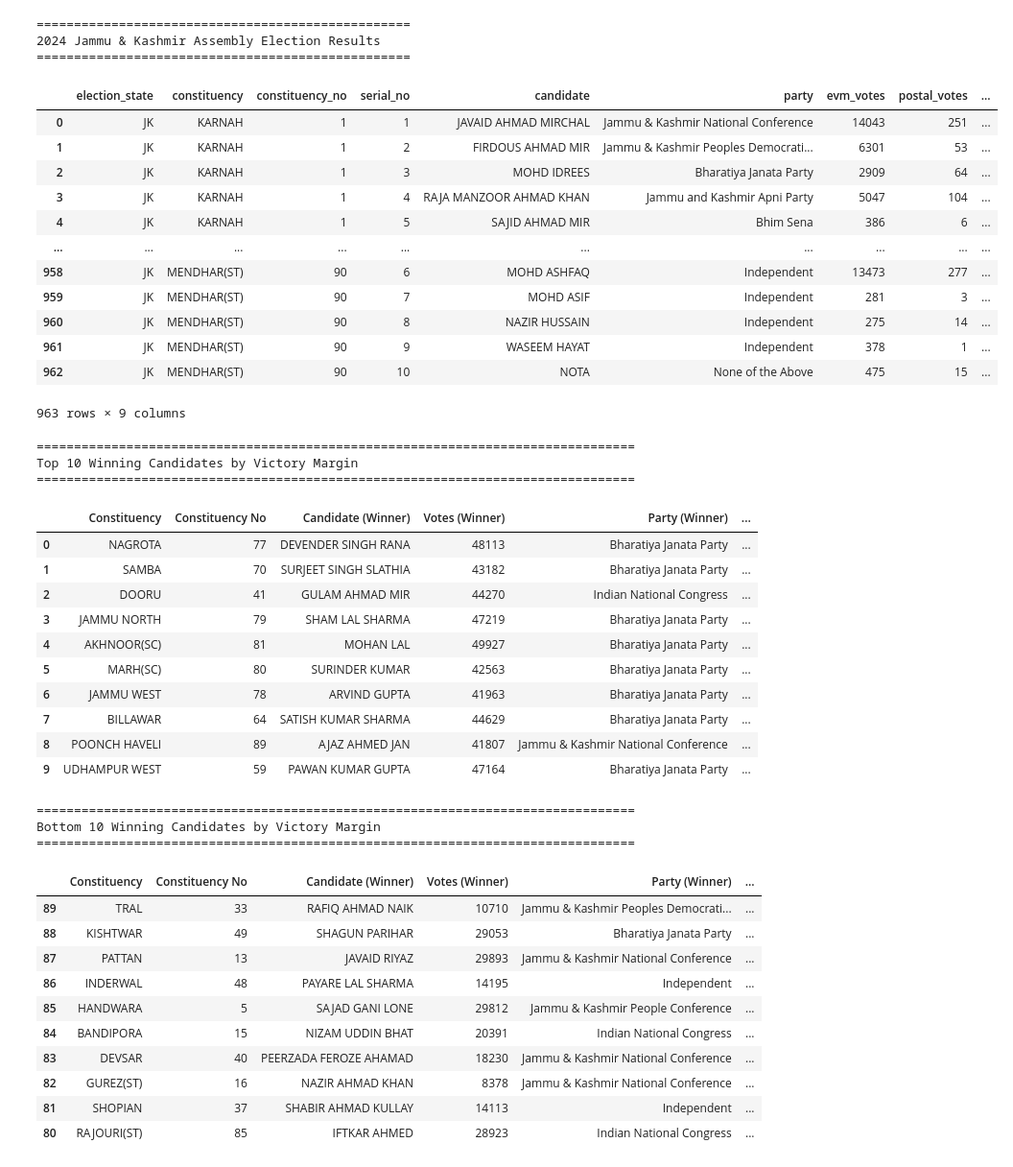
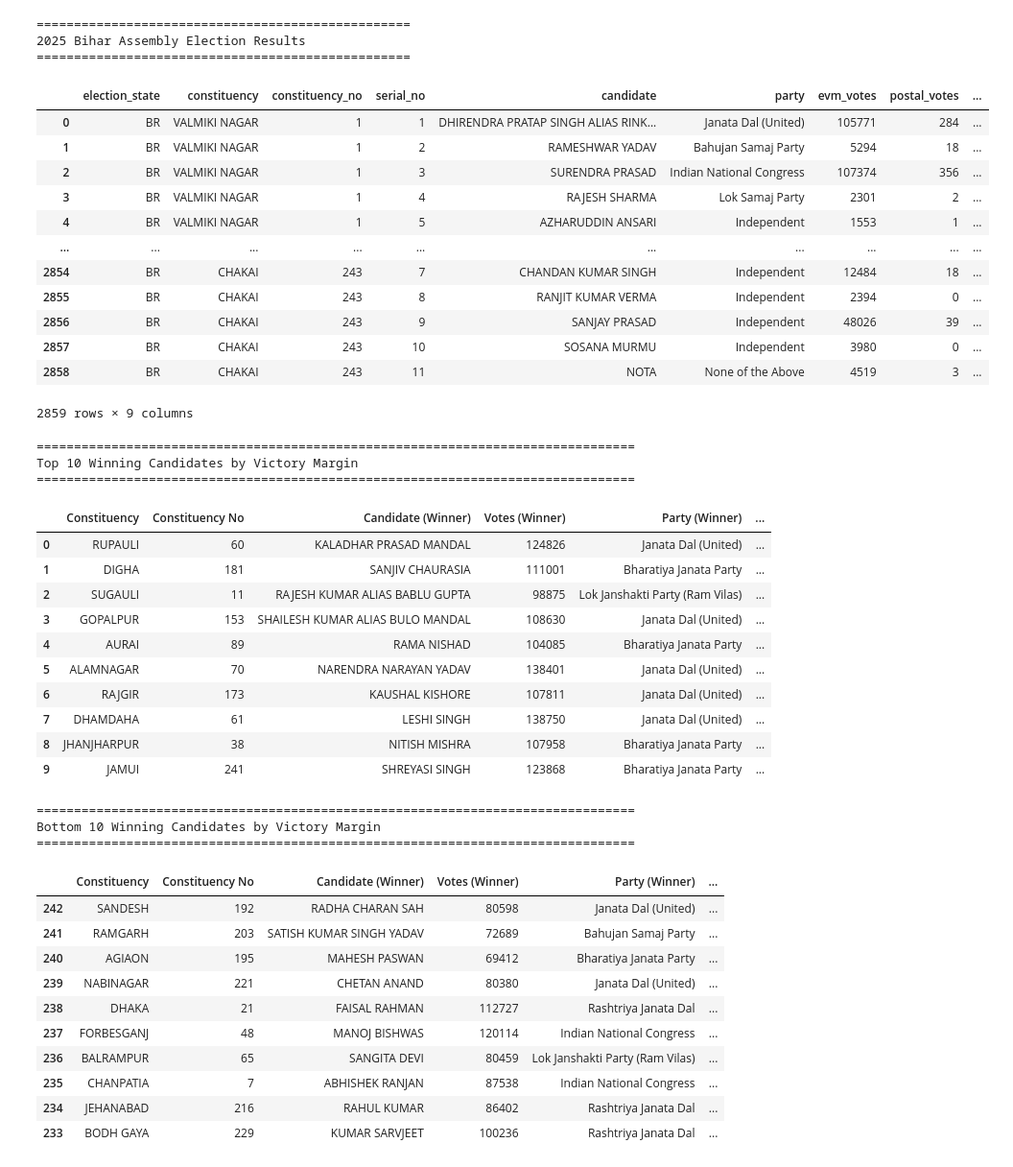
Before and after one commit to thecont1/india-votes-data, a Jupyter notebook: analyse-this.ipynb, the cells around one changed output. Shown at 96% size. Drawn from its saved outputs; the diff is of its cells as text; code cells hidden in the pictures.

```diff
--- a/analyse-this.ipynb
+++ b/analyse-this.ipynb
@@ -43,40 +43,40 @@ party_colors = {
     'Shiv Sena (Uddhav Balasaheb Thackeray)': '#FF8C00',
 }
 # %%
-results_dataset = "./results/2024Assembly-JK-new.csv"
+results_dataset = "./results/2025Assembly-BR.csv"
 df = pd.read_csv(results_dataset)
 
 election_state = df.loc[0, 'election_state']
 query_string = f"state_code == '{election_state}'"
 election_state = pd.read_csv("states.csv").query(query_string).state_name.values[0]
 
 election_year = df.loc[0, 'election_year']
 
 print('='*50)
 print(f"{election_year} {election_state} {df.loc[0, 'election_type']} Election Results")
 print('='*50)
 
 df['total_votes'] = df['evm_votes'] + df['postal_votes']
 df.drop(['election_year', 'election_type'], axis=1, inplace=True)
 
 display(df)
 # %% [output]
 ==================================================
-2024 Jammu & Kashmir Assembly Election Results
+2025 Bihar Assembly Election Results
 ==================================================
 |  | election_state | constituency | constituency_no | serial_no | candidate | party | evm_votes | postal_votes | ... |
-| 0 | JK | KARNAH | 1 | 1 | JAVAID AHMAD MIRCHAL | Jammu & Kashmir National Conference | 14043 | 251 | ... |
-| 1 | JK | KARNAH | 1 | 2 | FIRDOUS AHMAD MIR | Jammu & Kashmir Peoples Democrati... | 6301 | 53 | ... |
-| 2 | JK | KARNAH | 1 | 3 | MOHD IDREES | Bharatiya Janata Party | 2909 | 64 | ... |
-| 3 | JK | KARNAH | 1 | 4 | RAJA MANZOOR AHMAD KHAN | Jammu and Kashmir Apni Party | 5047 | 104 | ... |
-| 4 | JK | KARNAH | 1 | 5 | SAJID AHMAD MIR | Bhim Sena | 386 | 6 | ... |
+| 0 | BR | VALMIKI NAGAR | 1 | 1 | DHIRENDRA PRATAP SINGH ALIAS RINK... | Janata Dal (United) | 105771 | 284 | ... |
+| 1 | BR | VALMIKI NAGAR | 1 | 2 | RAMESHWAR YADAV | Bahujan Samaj Party | 5294 | 18 | ... |
+| 2 | BR | VALMIKI NAGAR | 1 | 3 | SURENDRA PRASAD | Indian National Congress | 107374 | 356 | ... |
+| 3 | BR | VALMIKI NAGAR | 1 | 4 | RAJESH SHARMA | Lok Samaj Party | 2301 | 2 | ... |
+| 4 | BR | VALMIKI NAGAR | 1 | 5 | AZHARUDDIN ANSARI | Independent | 1553 | 1 | ... |
 | ... | ... | ... | ... | ... | ... | ... | ... | ... | ... |
-| 958 | JK | MENDHAR(ST) | 90 | 6 | MOHD ASHFAQ | Independent | 13473 | 277 | ... |
-| 959 | JK | MENDHAR(ST) | 90 | 7 | MOHD ASIF | Independent | 281 | 3 | ... |
-| 960 | JK | MENDHAR(ST) | 90 | 8 | NAZIR HUSSAIN | Independent | 275 | 14 | ... |
-| 961 | JK | MENDHAR(ST) | 90 | 9 | WASEEM HAYAT | Independent | 378 | 1 | ... |
-| 962 | JK | MENDHAR(ST) | 90 | 10 | NOTA | None of the Above | 475 | 15 | ... |
+| 2854 | BR | CHAKAI | 243 | 7 | CHANDAN KUMAR SINGH | Independent | 12484 | 18 | ... |
+| 2855 | BR | CHAKAI | 243 | 8 | RANJIT KUMAR VERMA | Independent | 2394 | 0 | ... |
+| 2856 | BR | CHAKAI | 243 | 9 | SANJAY PRASAD | Independent | 48026 | 39 | ... |
+| 2857 | BR | CHAKAI | 243 | 10 | SOSANA MURMU | Independent | 3980 | 0 | ... |
+| 2858 | BR | CHAKAI | 243 | 11 | NOTA | None of the Above | 4519 | 3 | ... |
-963 rows × 9 columns
+2859 rows × 9 columns
 # %%
 top_n = 10
 
@@ -111,16 +111,16 @@ display(results_df.head(top_n))
 Top 10 Winning Candidates by Victory Margin
 ================================================================================
 |  | Constituency | Constituency No | Candidate (Winner) | Votes (Winner) | Party (Winner) | ... |
-| 0 | NAGROTA | 77 | DEVENDER SINGH RANA | 48113 | Bharatiya Janata Party | ... |
-| 1 | SAMBA | 70 | SURJEET SINGH SLATHIA | 43182 | Bharatiya Janata Party | ... |
-| 2 | DOORU | 41 | GULAM AHMAD MIR | 44270 | Indian National Congress | ... |
-| 3 | JAMMU NORTH | 79 | SHAM LAL SHARMA | 47219 | Bharatiya Janata Party | ... |
-| 4 | AKHNOOR(SC) | 81 | MOHAN LAL | 49927 | Bharatiya Janata Party | ... |
-| 5 | MARH(SC) | 80 | SURINDER KUMAR | 42563 | Bharatiya Janata Party | ... |
-| 6 | JAMMU WEST | 78 | ARVIND GUPTA | 41963 | Bharatiya Janata Party | ... |
-| 7 | BILLAWAR | 64 | SATISH KUMAR SHARMA | 44629 | Bharatiya Janata Party | ... |
-| 8 | POONCH HAVELI | 89 | AJAZ AHMED JAN | 41807 | Jammu & Kashmir National Conference | ... |
-| 9 | UDHAMPUR WEST | 59 | PAWAN KUMAR GUPTA | 47164 | Bharatiya Janata Party | ... |
+| 0 | RUPAULI | 60 | KALADHAR PRASAD MANDAL | 124826 | Janata Dal (United) | ... |
+| 1 | DIGHA | 181 | SANJIV CHAURASIA | 111001 | Bharatiya Janata Party | ... |
+| 2 | SUGAULI | 11 | RAJESH KUMAR ALIAS BABLU GUPTA | 98875 | Lok Janshakti Party (Ram Vilas) | ... |
+| 3 | GOPALPUR | 153 | SHAILESH KUMAR ALIAS BULO MANDAL | 108630 | Janata Dal (United) | ... |
+| 4 | AURAI | 89 | RAMA NISHAD | 104085 | Bharatiya Janata Party | ... |
+| 5 | ALAMNAGAR | 70 | NARENDRA NARAYAN YADAV | 138401 | Janata Dal (United) | ... |
+| 6 | RAJGIR | 173 | KAUSHAL KISHORE | 107811 | Janata Dal (United) | ... |
+| 7 | DHAMDAHA | 61 | LESHI SINGH | 138750 | Janata Dal (United) | ... |
+| 8 | JHANJHARPUR | 38 | NITISH MISHRA | 107958 | Bharatiya Janata Party | ... |
+| 9 | JAMUI | 241 | SHREYASI SINGH | 123868 | Bharatiya Janata Party | ... |
 # %%
 print('='*80)
 print(f"Bottom {top_n} Winning Candidates by Victory Margin")
@@ -132,16 +132,16 @@ display(results_df.sort_values('Margin', ascending=True).head(top_n))
 Bottom 10 Winning Candidates by Victory Margin
 ================================================================================
 |  | Constituency | Constituency No | Candidate (Winner) | Votes (Winner) | Party (Winner) | ... |
-| 89 | TRAL | 33 | RAFIQ AHMAD NAIK | 10710 | Jammu & Kashmir Peoples Democrati... | ... |
-| 88 | KISHTWAR | 49 | SHAGUN PARIHAR | 29053 | Bharatiya Janata Party | ... |
-| 87 | PATTAN | 13 | JAVAID RIYAZ | 29893 | Jammu & Kashmir National Conference | ... |
-| 86 | INDERWAL | 48 | PAYARE LAL SHARMA | 14195 | Independent | ... |
-| 85 | HANDWARA | 5 | SAJAD GANI LONE | 29812 | Jammu & Kashmir People Conference | ... |
-| 84 | BANDIPORA | 15 | NIZAM UDDIN BHAT | 20391 | Indian National Congress | ... |
-| 83 | DEVSAR | 40 | PEERZADA FEROZE AHAMAD | 18230 | Jammu & Kashmir National Conference | ... |
-| 82 | GUREZ(ST) | 16 | NAZIR AHMAD KHAN | 8378 | Jammu & Kashmir National Conference | ... |
-| 81 | SHOPIAN | 37 | SHABIR AHMAD KULLAY | 14113 | Independent | ... |
-| 80 | RAJOURI(ST) | 85 | IFTKAR AHMED | 28923 | Indian National Congress | ... |
+| 242 | SANDESH | 192 | RADHA CHARAN SAH | 80598 | Janata Dal (United) | ... |
+| 241 | RAMGARH | 203 | SATISH KUMAR SINGH YADAV | 72689 | Bahujan Samaj Party | ... |
+| 240 | AGIAON | 195 | MAHESH PASWAN | 69412 | Bharatiya Janata Party | ... |
+| 239 | NABINAGAR | 221 | CHETAN ANAND | 80380 | Janata Dal (United) | ... |
+| 238 | DHAKA | 21 | FAISAL RAHMAN | 112727 | Rashtriya Janata Dal | ... |
+| 237 | FORBESGANJ | 48 | MANOJ BISHWAS | 120114 | Indian National Congress | ... |
+| 236 | BALRAMPUR | 65 | SANGITA DEVI | 80459 | Lok Janshakti Party (Ram Vilas) | ... |
+| 235 | CHANPATIA | 7 | ABHISHEK RANJAN | 87538 | Indian National Congress | ... |
+| 234 | JEHANABAD | 216 | RAHUL KUMAR | 86402 | Rashtriya Janata Dal | ... |
+| 233 | BODH GAYA | 229 | KUMAR SARVJEET | 100236 | Rashtriya Janata Dal | ... |
 # %%
 # Calculate deposit loss status directly using transform
 df['deposit_lost'] = df['total_votes'] < (df.groupby('constituency_no')['total_votes'].transform('sum') / 6)
```
Also changed, not shown: parts of 5 cells of this notebook.
